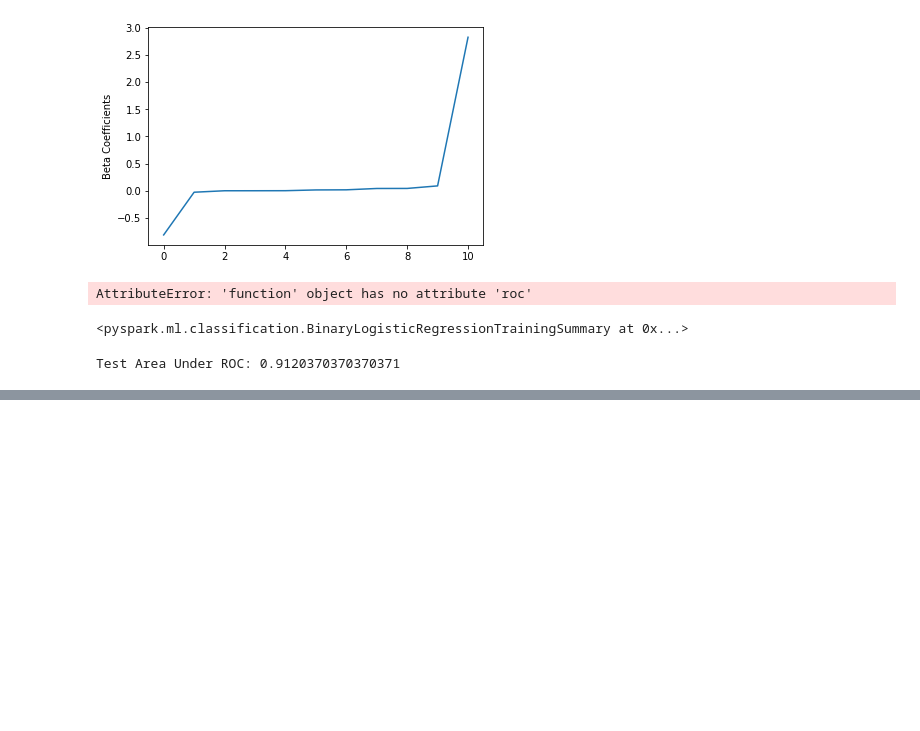
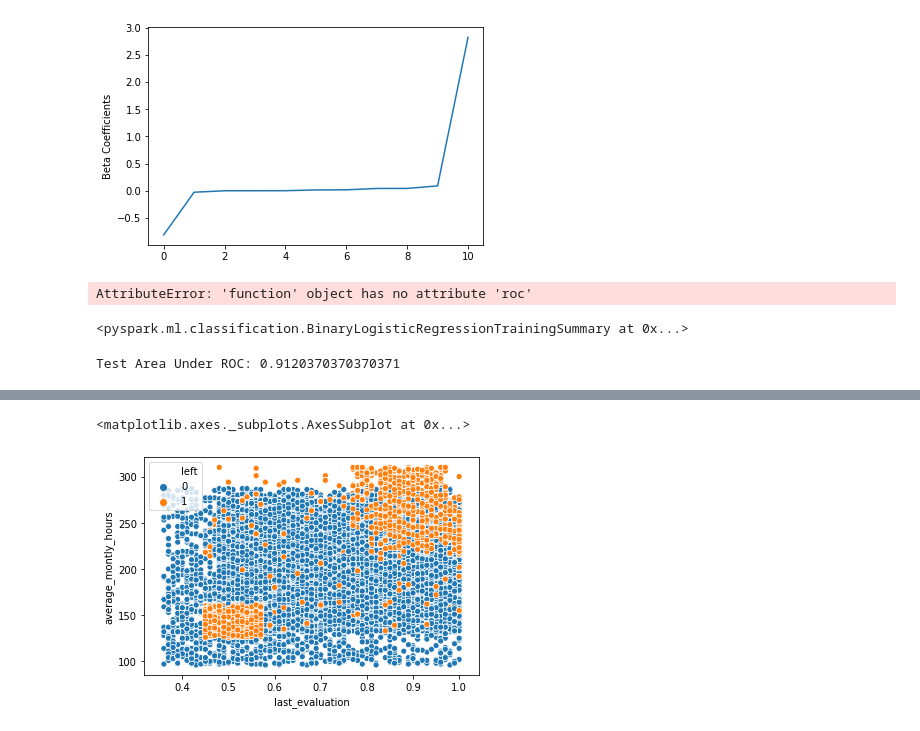
Before and after one commit to armand-hoxha25/DSND_Capstone, a Jupyter notebook: ETL.ipynb, the cells around one changed output, grey strips where cells are left out. Saved outputs shown, nothing was run; the diff lists cells and outputs as text; code cells hidden in the pictures; blank space fills up the shorter version.

```diff
--- a/ETL.ipynb
+++ b/ETL.ipynb
@@ -257,0 +309,2 @@ Test Area Under ROC: 0.9120370370370371
+# %%
+df = pd.read_csv('../../Downloads/turnover.csv')
@@ -257,0 +320,5 @@ Test Area Under ROC: 0.9120370370370371
+# %%
+sns.scatterplot(x='last_evaluation',y='average_montly_hours',hue='left',data=df)
+# %% [output]
+<matplotlib.axes._subplots.AxesSubplot at 0x...>
+[figure, added]
```
Also changed, not shown: parts of 15 cells of this notebook.
